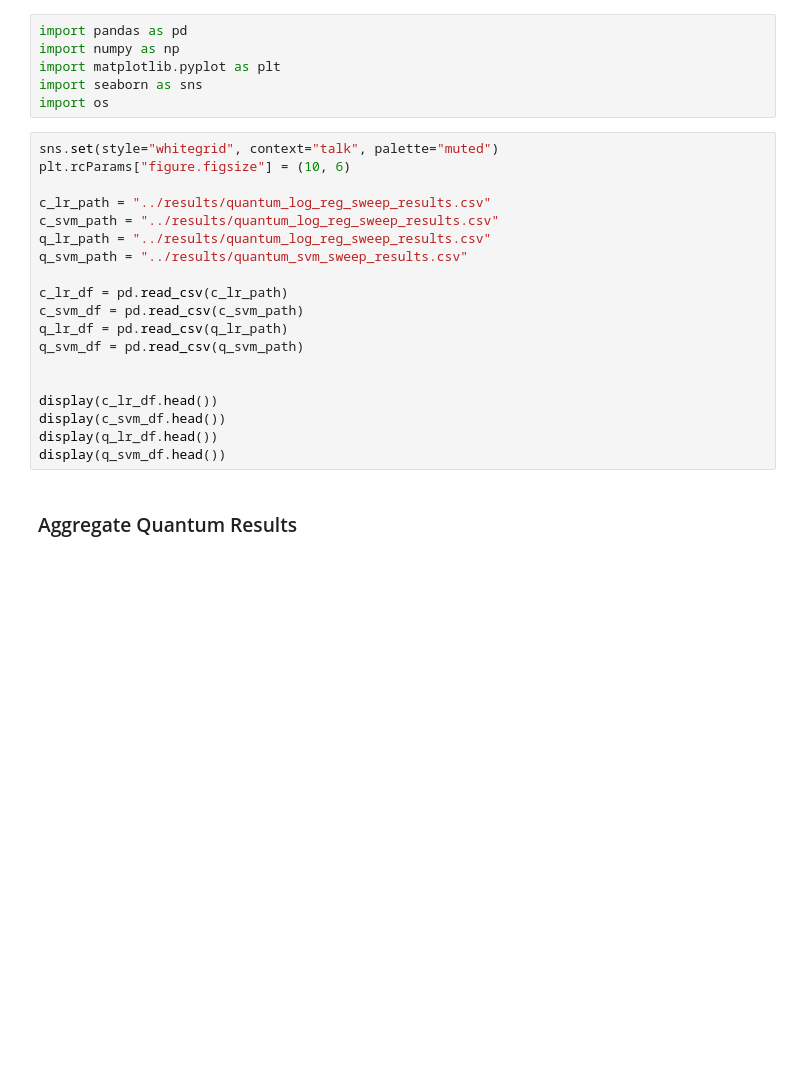
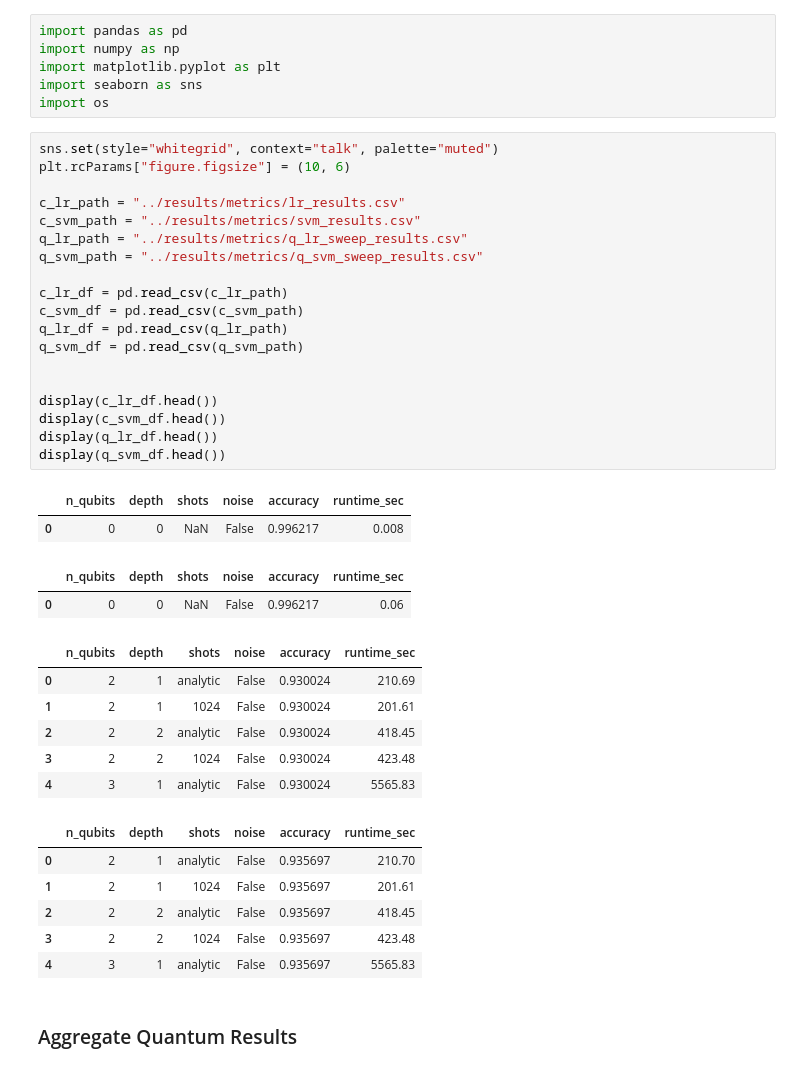
Before and after one commit to apayne185/quantum-feature-maps, a Jupyter notebook: notebooks/final_analysis.ipynb, the cells around one changed output. Saved outputs shown, nothing was run; the diff lists cells and outputs as text; blank space fills up the shorter version.

```diff
--- a/notebooks/final_analysis.ipynb
+++ b/notebooks/final_analysis.ipynb
@@ -18,22 +18,39 @@ import os
 # %%
 sns.set(style="whitegrid", context="talk", palette="muted")
 plt.rcParams["figure.figsize"] = (10, 6)
 
-c_lr_path = "../results/quantum_log_reg_sweep_results.csv"
-c_svm_path = "../results/quantum_log_reg_sweep_results.csv"
-q_lr_path = "../results/quantum_log_reg_sweep_results.csv"
-q_svm_path = "../results/quantum_svm_sweep_results.csv"
+c_lr_path = "../results/metrics/lr_results.csv"
+c_svm_path = "../results/metrics/svm_results.csv"
+q_lr_path = "../results/metrics/q_lr_sweep_results.csv"
+q_svm_path = "../results/metrics/q_svm_sweep_results.csv"
 
 c_lr_df = pd.read_csv(c_lr_path)
 c_svm_df = pd.read_csv(c_svm_path)
 q_lr_df = pd.read_csv(q_lr_path)
 q_svm_df = pd.read_csv(q_svm_path)
 
 
 display(c_lr_df.head())
 display(c_svm_df.head())
 display(q_lr_df.head())
 display(q_svm_df.head())
+# %% [output]
+|  | n_qubits | depth | shots | noise | accuracy | runtime_sec |
+| 0 | 0 | 0 | NaN | False | 0.996217 | 0.008 |
+|  | n_qubits | depth | shots | noise | accuracy | runtime_sec |
+| 0 | 0 | 0 | NaN | False | 0.996217 | 0.06 |
+|  | n_qubits | depth | shots | noise | accuracy | runtime_sec |
+| 0 | 2 | 1 | analytic | False | 0.930024 | 210.69 |
+| 1 | 2 | 1 | 1024 | False | 0.930024 | 201.61 |
+| 2 | 2 | 2 | analytic | False | 0.930024 | 418.45 |
+| 3 | 2 | 2 | 1024 | False | 0.930024 | 423.48 |
+| 4 | 3 | 1 | analytic | False | 0.930024 | 5565.83 |
+|  | n_qubits | depth | shots | noise | accuracy | runtime_sec |
+| 0 | 2 | 1 | analytic | False | 0.935697 | 210.70 |
+| 1 | 2 | 1 | 1024 | False | 0.935697 | 201.61 |
+| 2 | 2 | 2 | analytic | False | 0.935697 | 418.45 |
+| 3 | 2 | 2 | 1024 | False | 0.935697 | 423.48 |
+| 4 | 3 | 1 | analytic | False | 0.935697 | 5565.83 |
 # %% [markdown]
 ### Aggregate Quantum Results
 # %%
```
Also changed, not shown: parts of 11 cells of this notebook, 11 other files.
